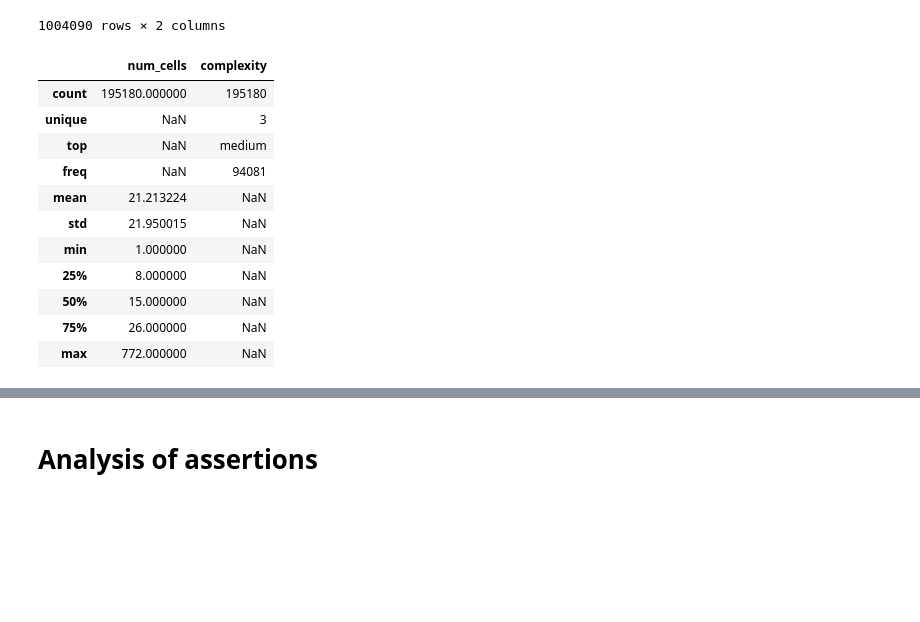
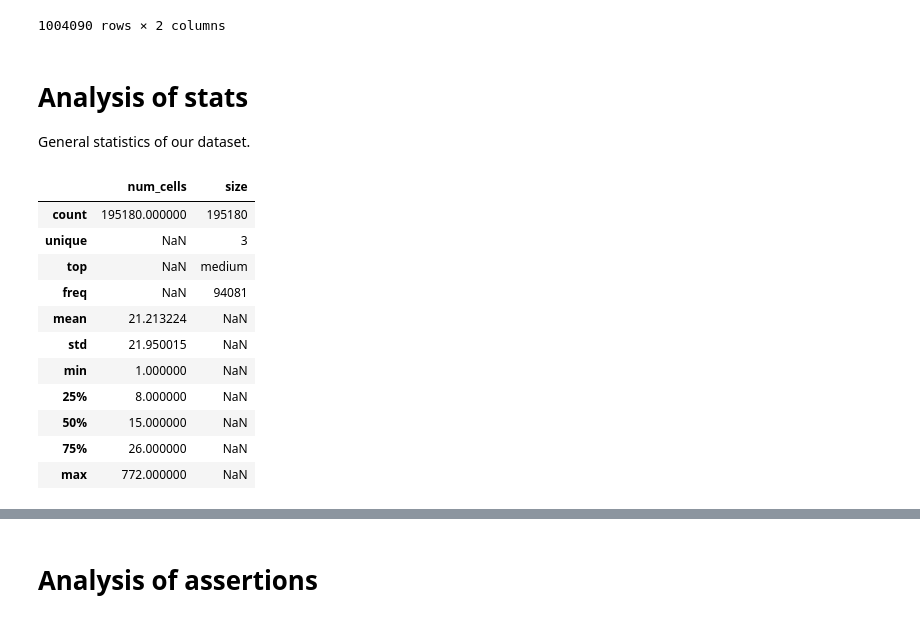
Before and after one commit to arumoy-shome/shome2023notebook, a Jupyter notebook: notebooks/analysis.ipynb, the cells around one changed output, grey strips where cells are left out. Cells and saved outputs as stored; diff of their text form; code cells hidden in the pictures; blank space fills up the shorter version.

```diff
--- a/notebooks/analysis.ipynb
+++ b/notebooks/analysis.ipynb
@@ -19,8 +15,8 @@ stats = pd.read_csv(
 ).reset_index(drop=True)
 stats = stats.loc[stats["num_cells"] > 0].reset_index(drop=True)
 
-def assign_complexity(value, p25, p75):
-    """Assign complexity based on percentile thresholds of `num_cells`"""
+def assign_size(value, p25, p75):
+    """Assign size based on percentile thresholds of `num_cells`"""
     if value <= p25:
         return "small"
     elif value <= p75:
@@ -33,6 +29,6 @@ p25 = stats['num_cells'].quantile(0.25)
 p75 = stats['num_cells'].quantile(0.75)
 
 # Create new bin column
-stats['complexity'] = stats['num_cells'].apply(lambda x: assign_complexity(x, p25, p75))
+stats['size'] = stats['num_cells'].apply(lambda x: assign_size(x, p25, p75))
 stats
 # %% [output]
@@ -112,10 +108,14 @@ lasts
 | 19 | data/quaranta2021kgtorrent/KT_dat... | classifier.fit(X_train, y_train) |
 | 20 | data/quaranta2021kgtorrent/KT_dat... | classifier.score(X_test, y_test) |
 1004090 rows × 2 columns
+# %% [markdown]
+# Analysis of stats
+
+General statistics of our dataset.
 # %%
-stats.loc[:, ["num_cells", "complexity"]].describe(include="all")
+stats.loc[:, ["num_cells", "size"]].describe(include="all")
 # %% [output]
-|  | num_cells | complexity |
+|  | num_cells | size |
 | count | 195180.000000 | 195180 |
 | unique | NaN | 3 |
 | top | NaN | medium |
```
Also changed, not shown: parts of 19 cells of this notebook, 3 other files.
